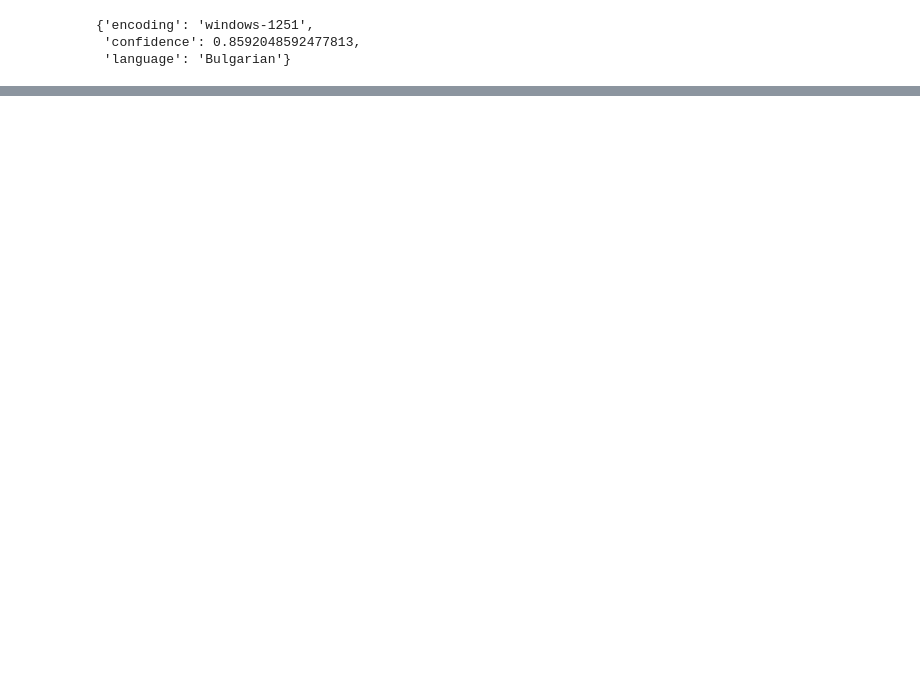
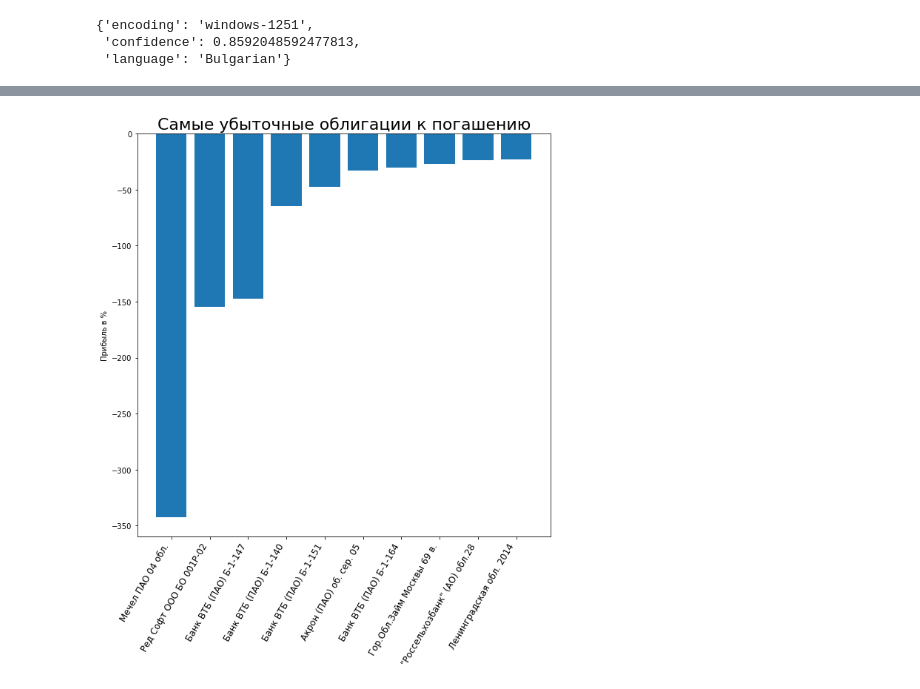
Before and after one commit to pavelzylkov/sber_da, a Jupyter notebook: final project/final_project.ipynb, the cells around one changed output, grey strips where cells are left out. Drawn from its saved outputs; the diff is of its cells as text; code cells hidden in the pictures; blank space fills up the shorter version.

```diff
--- a/final project/final_project.ipynb
+++ b/final project/final_project.ipynb
@@ -182,0 +148,12 @@ plt.legend();
+# %%
+fig, ax = plt.subplots(figsize = (10, 10))
+top_profit = df_rub.sort_values(by='PROFIT', ascending=True).head(10)
+ax.bar(top_profit['NAME'], top_profit['PROFIT'])
+ax.set_xticklabels(top_profit['NAME'], rotation=60, horizontalalignment='right', fontsize='12')
+
+ax.set_title('Самые убыточные облигации к погашению', fontsize=22)
+ax.set_ylabel('Прибыль в %')
+
+plt.show()
+# %% [output]
+[figure, added]
```
Also changed, not shown: parts of 29 cells of this notebook.
